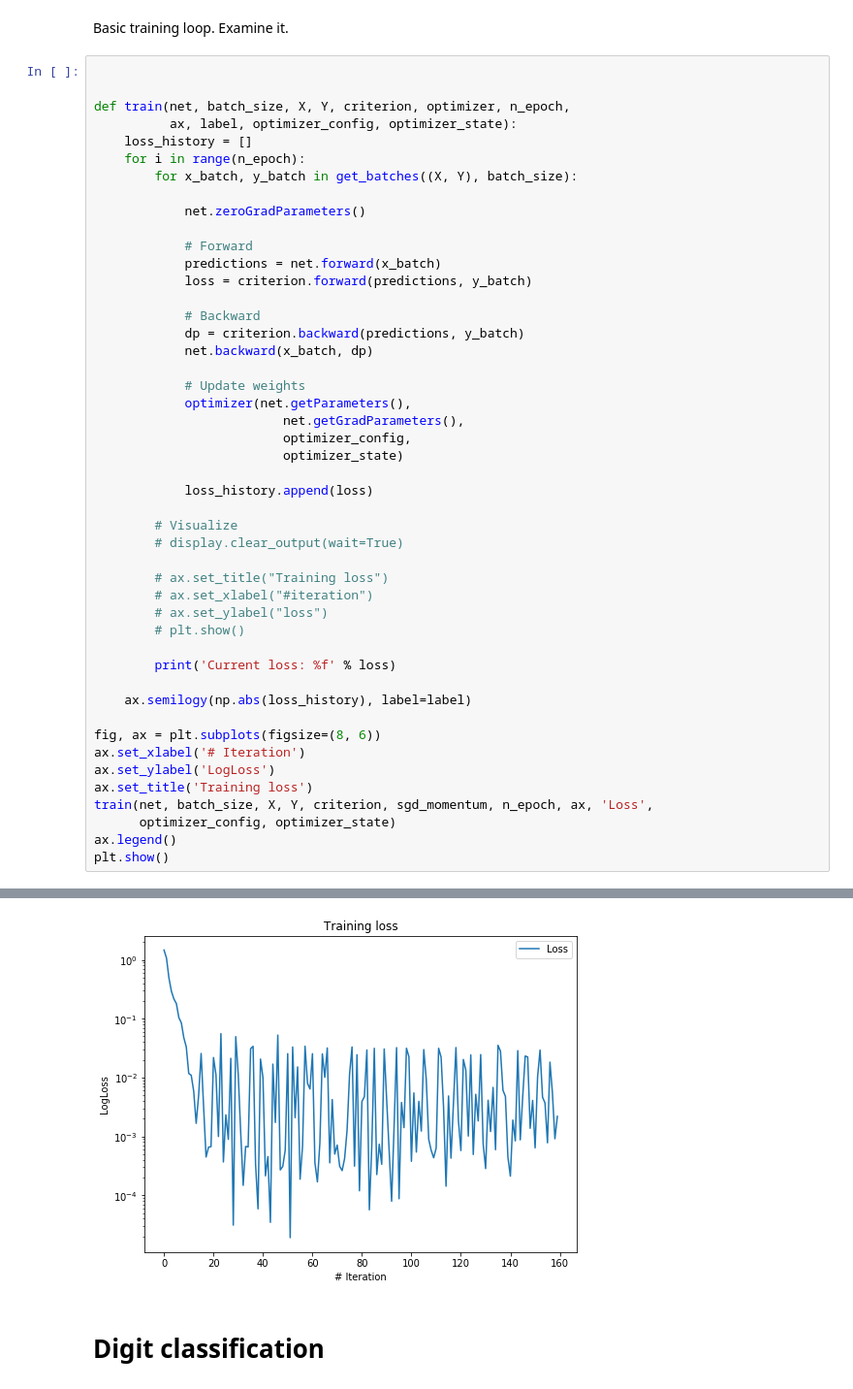
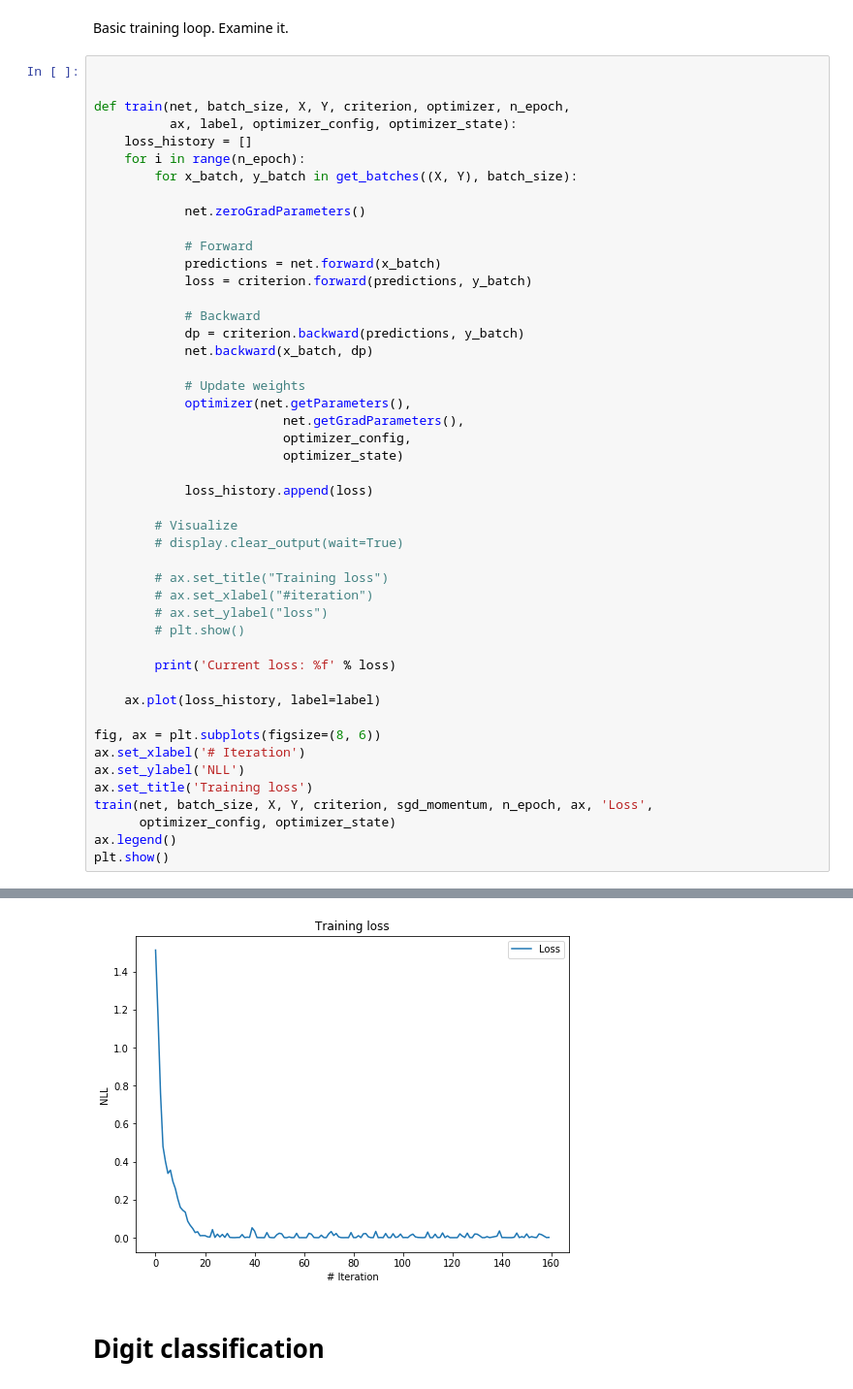
Before and after one commit to SomeoneSerge/skt_deeplearning, a Jupyter notebook: HW1/homework_main-basic.ipynb, the cells around one changed output, grey strips where cells are left out. Shown at 97% size. Drawn from its saved outputs; the diff is of its cells as text.

```diff
--- a/HW1/homework_main-basic.ipynb
+++ b/HW1/homework_main-basic.ipynb
@@ -149,11 +149,11 @@ def train(net, batch_size, X, Y, criterion, optimizer, n_epoch,
 
         print('Current loss: %f' % loss)
 
-    ax.semilogy(np.abs(loss_history), label=label)
+    ax.plot(loss_history, label=label)
 
 fig, ax = plt.subplots(figsize=(8, 6))
 ax.set_xlabel('# Iteration')
-ax.set_ylabel('LogLoss')
+ax.set_ylabel('NLL')
 ax.set_title('Training loss')
 train(net, batch_size, X, Y, criterion, sgd_momentum, n_epoch, ax, 'Loss',
       optimizer_config, optimizer_state)
@@ -183,4 +183,4 @@ Current loss: 0.002190
-[figure, old version]
+[figure, new version]
 # %% [markdown]
 # Digit classification
 # %% [markdown]
```
Also changed, not shown: parts of 6 cells of this notebook.
